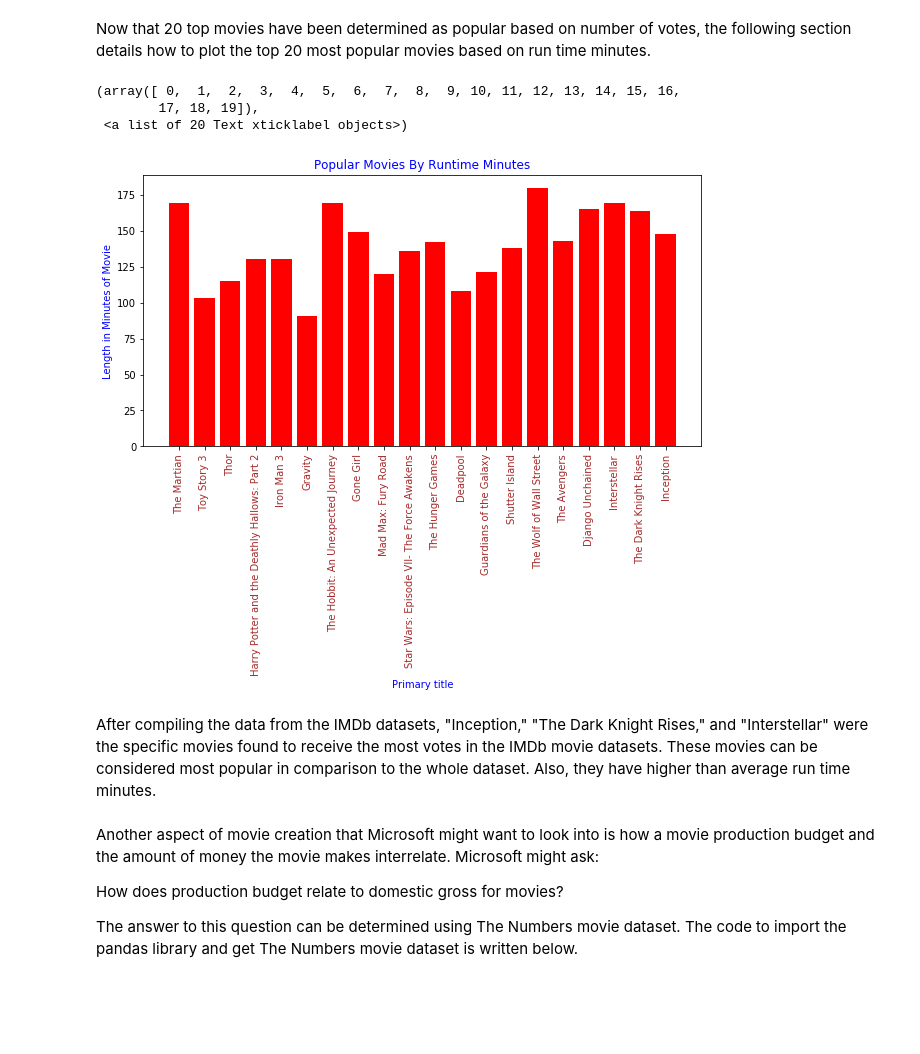
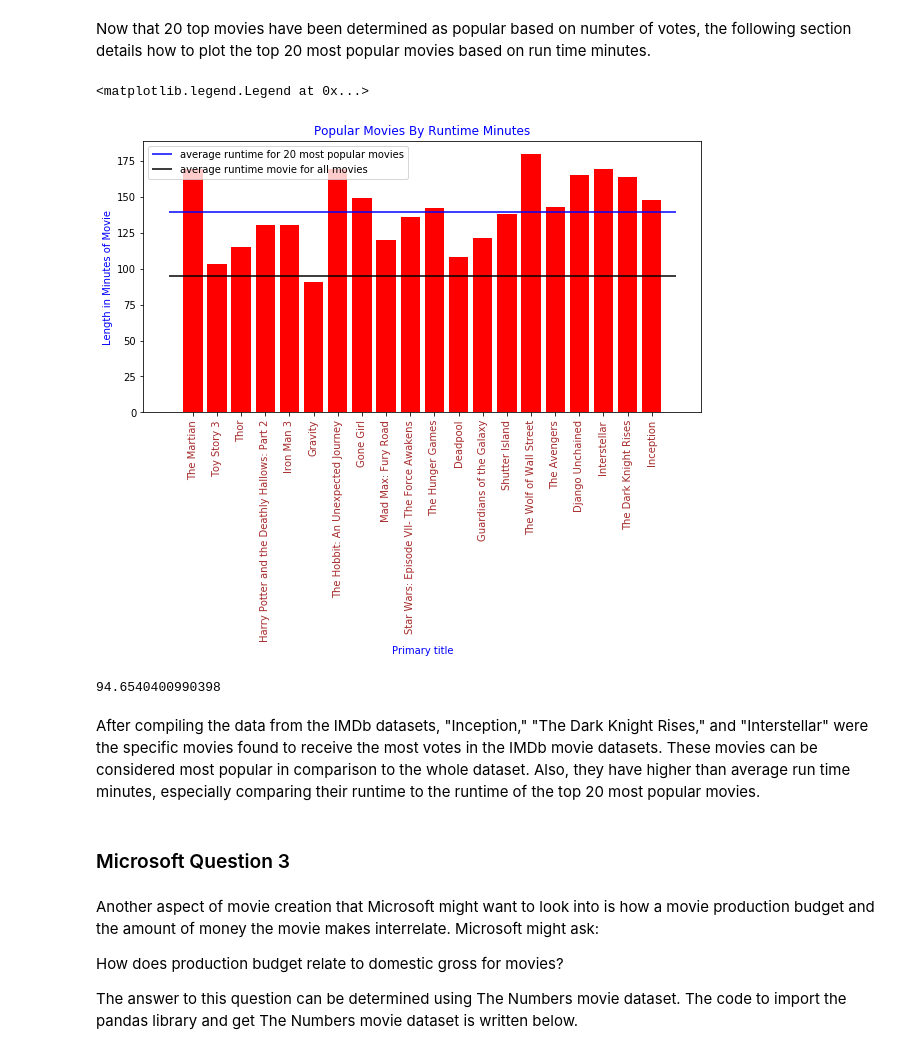
Before and after one commit to jmstipanowich/Movie-Data-Repo, a Jupyter notebook: MovieDataAnalysis.ipynb, the cells around one changed output. Drawn from its saved outputs; the diff is of its cells as text; code cells hidden in the pictures; blank space fills up the shorter version.

Commit message:
edited graph

```diff
--- a/MovieDataAnalysis.ipynb
+++ b/MovieDataAnalysis.ipynb
@@ -332,28 +332,37 @@ Now that 20 top movies have been determined as popular based on number of votes,
 # %%
 import numpy as np
 import matplotlib.pyplot as plt
 
 y= [169, 103, 115, 130, 130, 91, 169, 149, 120, 136, 142, 108, 121, 138, 180, 143, 165, 169, 164, 148]
 labels= ['The Martian', 'Toy Story 3', 'Thor', 'Harry Potter and the Deathly Hallows: Part 2', 'Iron Man 3', 'Gravity', 'The Hobbit: An Unexpected Journey',
          'Gone Girl','Mad Max: Fury Road', 'Star Wars: Episode VII- The Force Awakens', 'The Hunger Games', 'Deadpool', 'Guardians of the Galaxy',
          'Shutter Island', 'The Wolf of Wall Street', 'The Avengers', 'Django Unchained', 'Interstellar', 'The Dark Knight Rises', 'Inception']
 
 x = np.arange(len(y))
 plt.figure(figsize=(10, 5))
 plt.bar(x,y, color= 'red')
+
+plt.hlines(np.mean(y), xmin= -1, xmax= 20, label= 'average runtime for 20 most popular movies', color= 'blue')
+plt.hlines(imdb_merge.runtime_minutes.mean(), xmin= -1, xmax= 20, label= 'average runtime movie for all movies')
+
 plt.title('Popular Movies By Runtime Minutes', color= 'blue')
 plt.ylabel('Length in Minutes of Movie', color= 'blue')
 plt.xlabel('Primary title', color= 'blue')
 plt.xticks(x, labels, color= 'brown')
 plt.xticks(rotation= 90)
+plt.legend()
 #plt.savefig('MovieDataImages/poprunmovies.png')
 # %% [output]
-(array([ 0,  1,  2,  3,  4,  5,  6,  7,  8,  9, 10, 11, 12, 13, 14, 15, 16,
-        17, 18, 19]),
- <a list of 20 Text xticklabel objects>)
+<matplotlib.legend.Legend at 0x...>
-[figure, old version]
+[figure, new version]
+# %%
+imdb_merge.runtime_minutes.mean()
+# %% [output]
+94.6540400990398
 # %% [markdown]
-After compiling the data from the IMDb datasets, "Inception," "The Dark Knight Rises," and "Interstellar" were the specific movies found to receive the most votes in the IMDb movie datasets.  These movies can be considered most popular in comparison to the whole dataset. Also, they have higher than average run time minutes.
+After compiling the data from the IMDb datasets, "Inception," "The Dark Knight Rises," and "Interstellar" were the specific movies found to receive the most votes in the IMDb movie datasets.  These movies can be considered most popular in comparison to the whole dataset. Also, they have higher than average run time minutes, especially comparing their runtime to the runtime of the top 20 most popular movies.
+# %% [markdown]
+### Microsoft Question 3
 # %% [markdown]
 Another aspect of movie creation that Microsoft might want to look into is how a movie production budget and the amount of money the movie makes interrelate. Microsoft might ask:
 
```
Also changed, not shown: parts of 10 cells of this notebook.
